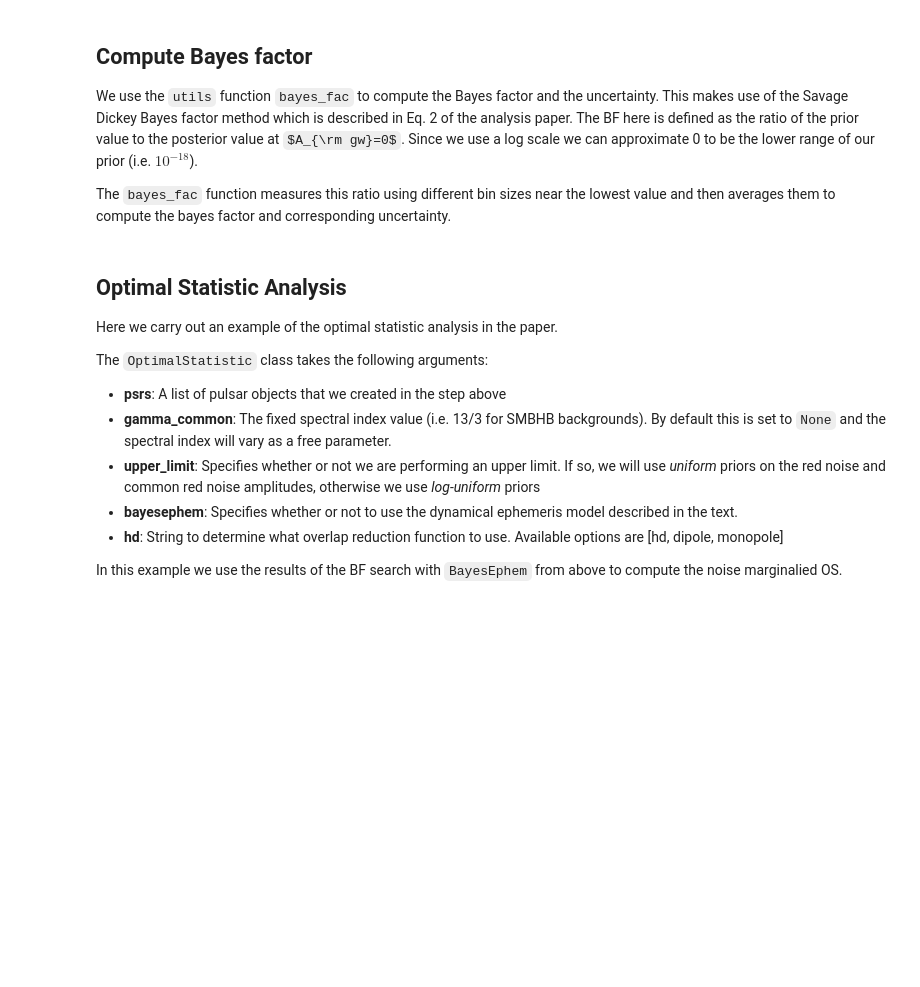
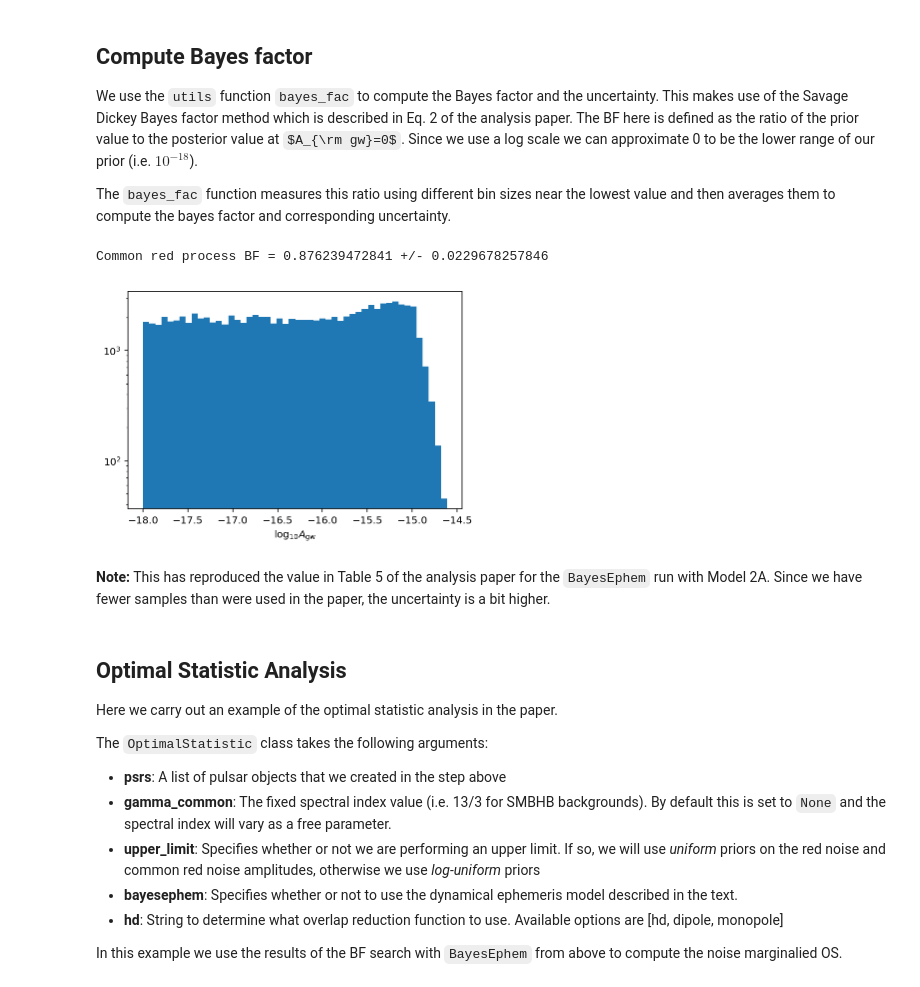
Before and after one commit to nanograv/11yr_stochastic_analysis, a Jupyter notebook: analysis.ipynb, the cells around one changed output. Drawn from its saved outputs; the diff is of its cells as text; code cells hidden in the pictures; some formulas as TeX source; blank space fills up the shorter version.

```diff
--- a/analysis.ipynb
+++ b/analysis.ipynb
@@ -144,9 +150,14 @@ The `bayes_fac` function measures this ratio using different bin sizes near the
 # %%
 indAgwb = list(pars).index('log10_A_gw')
 plt.hist(chain[burn:, indAgwb], 50, log=True);
 plt.xlabel(r'$\log_{10}A_{\rm gw}$')
-bf, bf_err = bayes_fac(chain[burn:, indAgwb], ntol=100)
+bf, bf_err = bayes_fac(chain[burn:, indAgwb], ntol=200)
 print('Common red process BF = {} +/- {}'.format(bf, bf_err))
+# %% [output]
+Common red process BF = 0.876239472841 +/- 0.0229678257846
+[figure, added]
+# %% [markdown]
+**Note:** This has reproduced the value in Table 5 of the analysis paper for the `BayesEphem` run with Model 2A. Since we have fewer samples than were used in the paper, the uncertainty is a bit higher.
 # %% [markdown]
 ## Optimal Statistic Analysis
 
```
Also changed, not shown: parts of 4 cells of this notebook.
